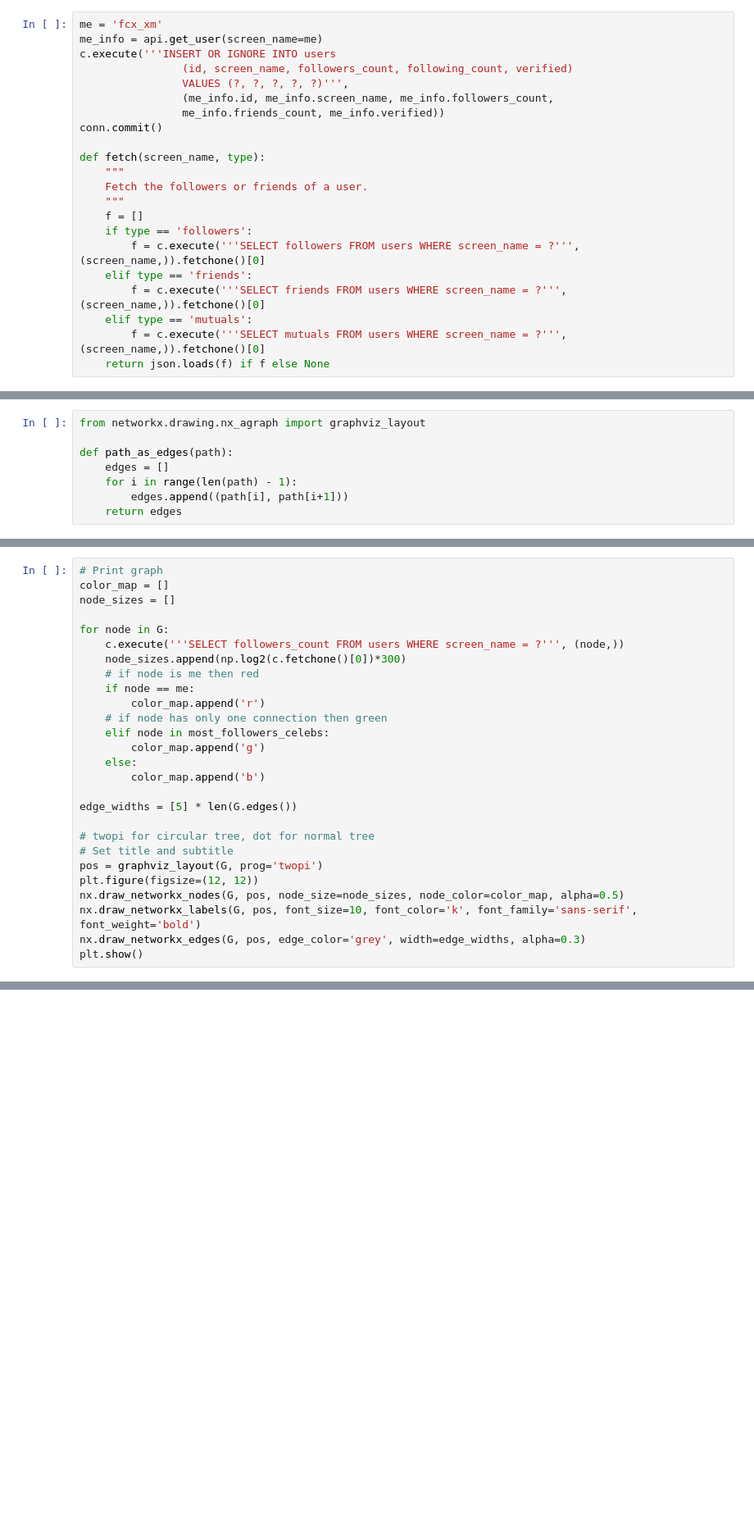
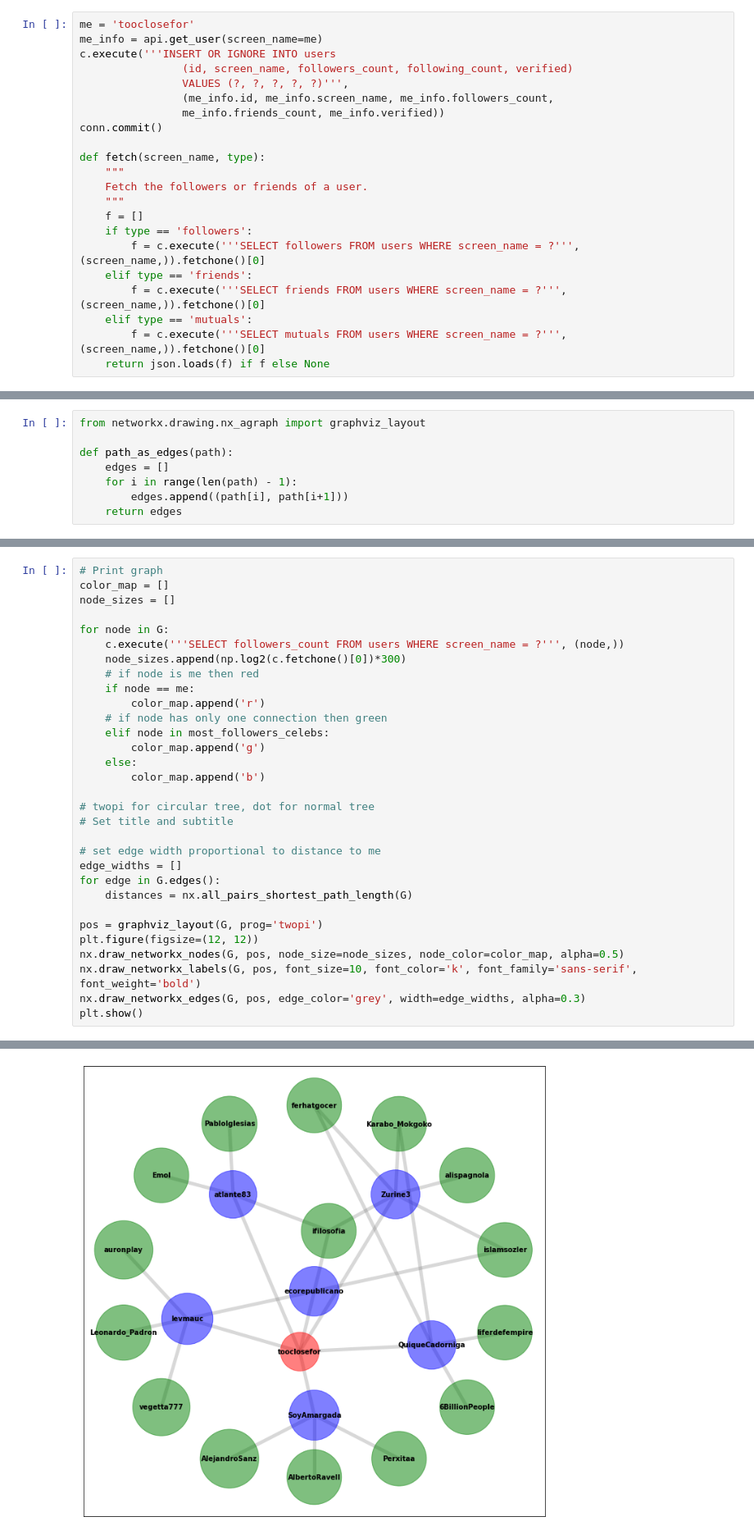
Before and after one commit to aguimorefran/closest-celebrity-path, a Jupyter notebook: main.ipynb, the cells around one changed output, grey strips where cells are left out. Shown at 82% size. Saved outputs shown, nothing was run; the diff lists cells and outputs as text; blank space fills up the shorter version.

Commit message:
* More paths

```diff
--- a/main.ipynb
+++ b/main.ipynb
@@ -44,7 +44,7 @@ c.execute('''CREATE TABLE IF NOT EXISTS users
 # c.execute('''DROP TABLE IF EXISTS paths''')
 # conn.commit()
 # %%
-me = 'fcx_xm'
+me = 'tooclosefor'
 me_info = api.get_user(screen_name=me)
 c.execute('''INSERT OR IGNORE INTO users
                 (id, screen_name, followers_count, following_count, verified)
@@ -358,10 +383,14 @@ for node in G:
     else:
         color_map.append('b')
 
-edge_widths = [5] * len(G.edges())
-
 # twopi for circular tree, dot for normal tree
 # Set title and subtitle
+
+# set edge width proportional to distance to me
+edge_widths = []
+for edge in G.edges():
+    distances = nx.all_pairs_shortest_path_length(G)
+
 pos = graphviz_layout(G, prog='twopi')
 plt.figure(figsize=(12, 12))
 nx.draw_networkx_nodes(G, pos, node_size=node_sizes, node_color=color_map, alpha=0.5)
@@ -373,0 +401 @@ TypeError: cannot unpack non-iterable Figure object
+[figure, added]
```
Also changed, not shown: parts of 4 cells of this notebook, 2 other files.
